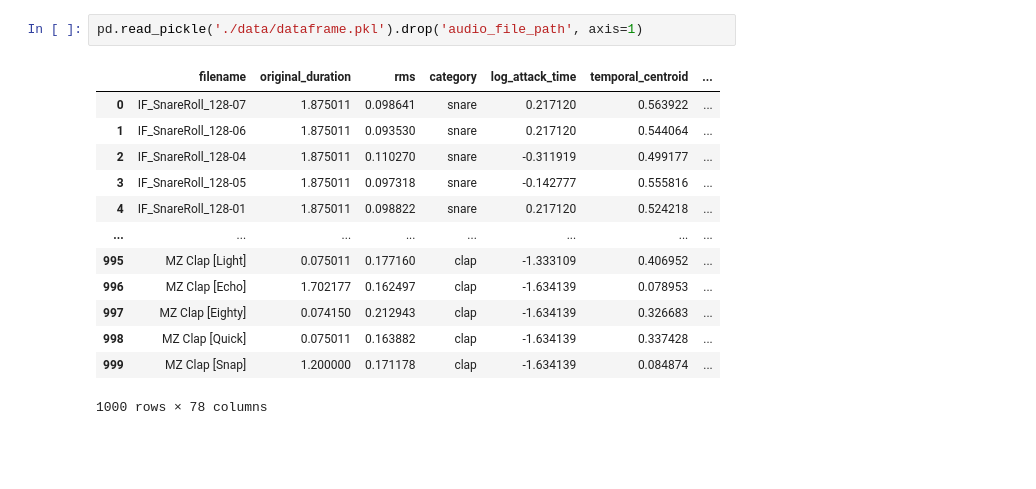
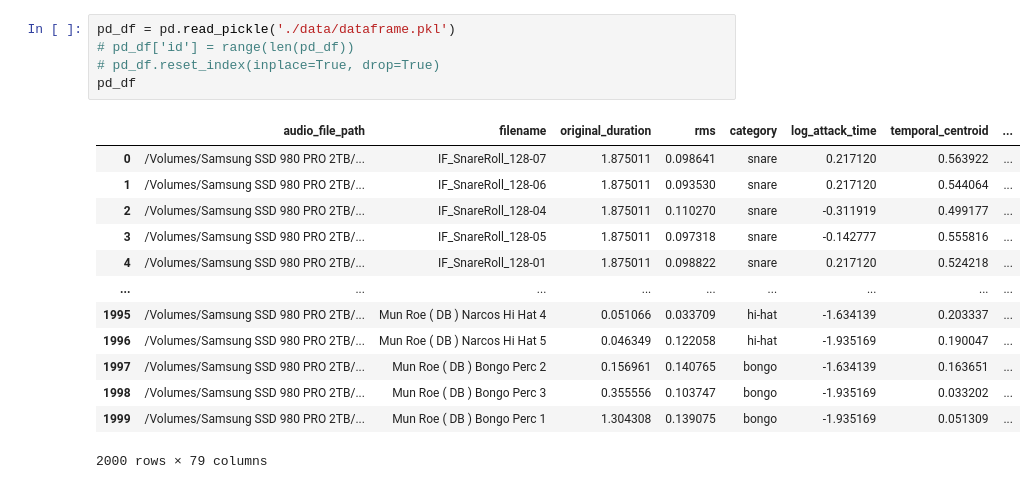
Before and after one commit to eddienubes/audio-classification, a Jupyter notebook: main.ipynb, the cells around one changed output. Drawn from its saved outputs; the diff is of its cells as text; blank space fills up the shorter version.

```diff
--- a/main.ipynb
+++ b/main.ipynb
@@ -27,16 +31,19 @@ spark
 # %%
-pd.read_pickle('./data/dataframe.pkl').drop('audio_file_path', axis=1)
+pd_df = pd.read_pickle('./data/dataframe.pkl')
+# pd_df['id'] = range(len(pd_df))
+# pd_df.reset_index(inplace=True, drop=True)
+pd_df
 # %% [output]
-|  | filename | original_duration | rms | category | log_attack_time | temporal_centroid | ... |
-| 0 | IF_SnareRoll_128-07 | 1.875011 | 0.098641 | snare | 0.217120 | 0.563922 | ... |
-| 1 | IF_SnareRoll_128-06 | 1.875011 | 0.093530 | snare | 0.217120 | 0.544064 | ... |
-| 2 | IF_SnareRoll_128-04 | 1.875011 | 0.110270 | snare | -0.311919 | 0.499177 | ... |
-| 3 | IF_SnareRoll_128-05 | 1.875011 | 0.097318 | snare | -0.142777 | 0.555816 | ... |
-| 4 | IF_SnareRoll_128-01 | 1.875011 | 0.098822 | snare | 0.217120 | 0.524218 | ... |
-| ... | ... | ... | ... | ... | ... | ... | ... |
-| 995 | MZ Clap [Light] | 0.075011 | 0.177160 | clap | -1.333109 | 0.406952 | ... |
-| 996 | MZ Clap [Echo] | 1.702177 | 0.162497 | clap | -1.634139 | 0.078953 | ... |
-| 997 | MZ Clap [Eighty] | 0.074150 | 0.212943 | clap | -1.634139 | 0.326683 | ... |
-| 998 | MZ Clap [Quick] | 0.075011 | 0.163882 | clap | -1.634139 | 0.337428 | ... |
-| 999 | MZ Clap [Snap] | 1.200000 | 0.171178 | clap | -1.634139 | 0.084874 | ... |
+|  | audio_file_path | filename | original_duration | rms | category | log_attack_time | temporal_centroid | ... |
+| 0 | /Volumes/Samsung SSD 980 PRO 2TB/... | IF_SnareRoll_128-07 | 1.875011 | 0.098641 | snare | 0.217120 | 0.563922 | ... |
+| 1 | /Volumes/Samsung SSD 980 PRO 2TB/... | IF_SnareRoll_128-06 | 1.875011 | 0.093530 | snare | 0.217120 | 0.544064 | ... |
+| 2 | /Volumes/Samsung SSD 980 PRO 2TB/... | IF_SnareRoll_128-04 | 1.875011 | 0.110270 | snare | -0.311919 | 0.499177 | ... |
+| 3 | /Volumes/Samsung SSD 980 PRO 2TB/... | IF_SnareRoll_128-05 | 1.875011 | 0.097318 | snare | -0.142777 | 0.555816 | ... |
+| 4 | /Volumes/Samsung SSD 980 PRO 2TB/... | IF_SnareRoll_128-01 | 1.875011 | 0.098822 | snare | 0.217120 | 0.524218 | ... |
+| ... | ... | ... | ... | ... | ... | ... | ... | ... |
+| 1995 | /Volumes/Samsung SSD 980 PRO 2TB/... | Mun Roe ( DB ) Narcos Hi Hat 4 | 0.051066 | 0.033709 | hi-hat | -1.634139 | 0.203337 | ... |
+| 1996 | /Volumes/Samsung SSD 980 PRO 2TB/... | Mun Roe ( DB ) Narcos Hi Hat 5 | 0.046349 | 0.122058 | hi-hat | -1.935169 | 0.190047 | ... |
+| 1997 | /Volumes/Samsung SSD 980 PRO 2TB/... | Mun Roe ( DB ) Bongo Perc 2 | 0.156961 | 0.140765 | bongo | -1.634139 | 0.163651 | ... |
+| 1998 | /Volumes/Samsung SSD 980 PRO 2TB/... | Mun Roe ( DB ) Bongo Perc 3 | 0.355556 | 0.103747 | bongo | -1.935169 | 0.033202 | ... |
+| 1999 | /Volumes/Samsung SSD 980 PRO 2TB/... | Mun Roe ( DB ) Bongo Perc 1 | 1.304308 | 0.139075 | bongo | -1.935169 | 0.051309 | ... |
-1000 rows × 78 columns
+2000 rows × 79 columns
```
Also changed, not shown: parts of 17 cells of this notebook, 5 other files.
